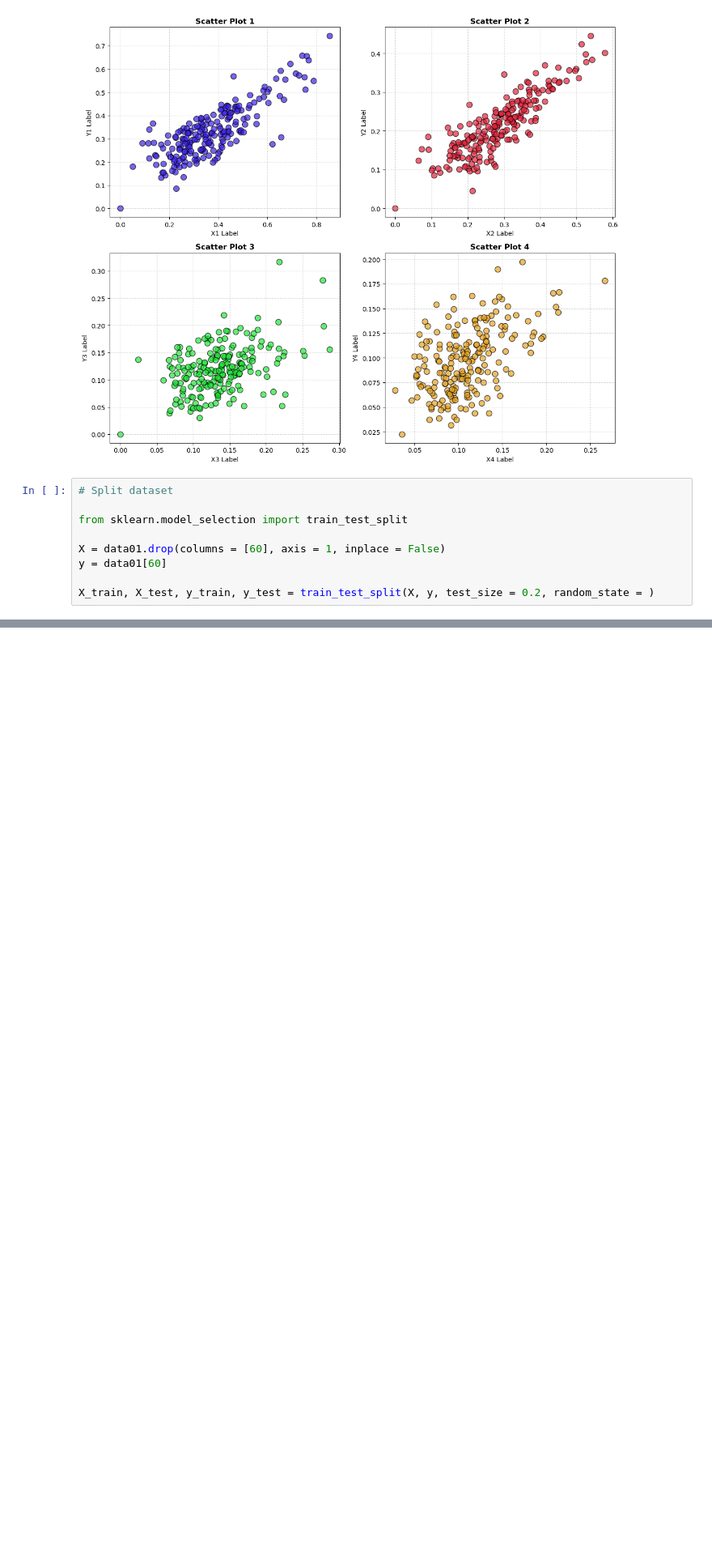
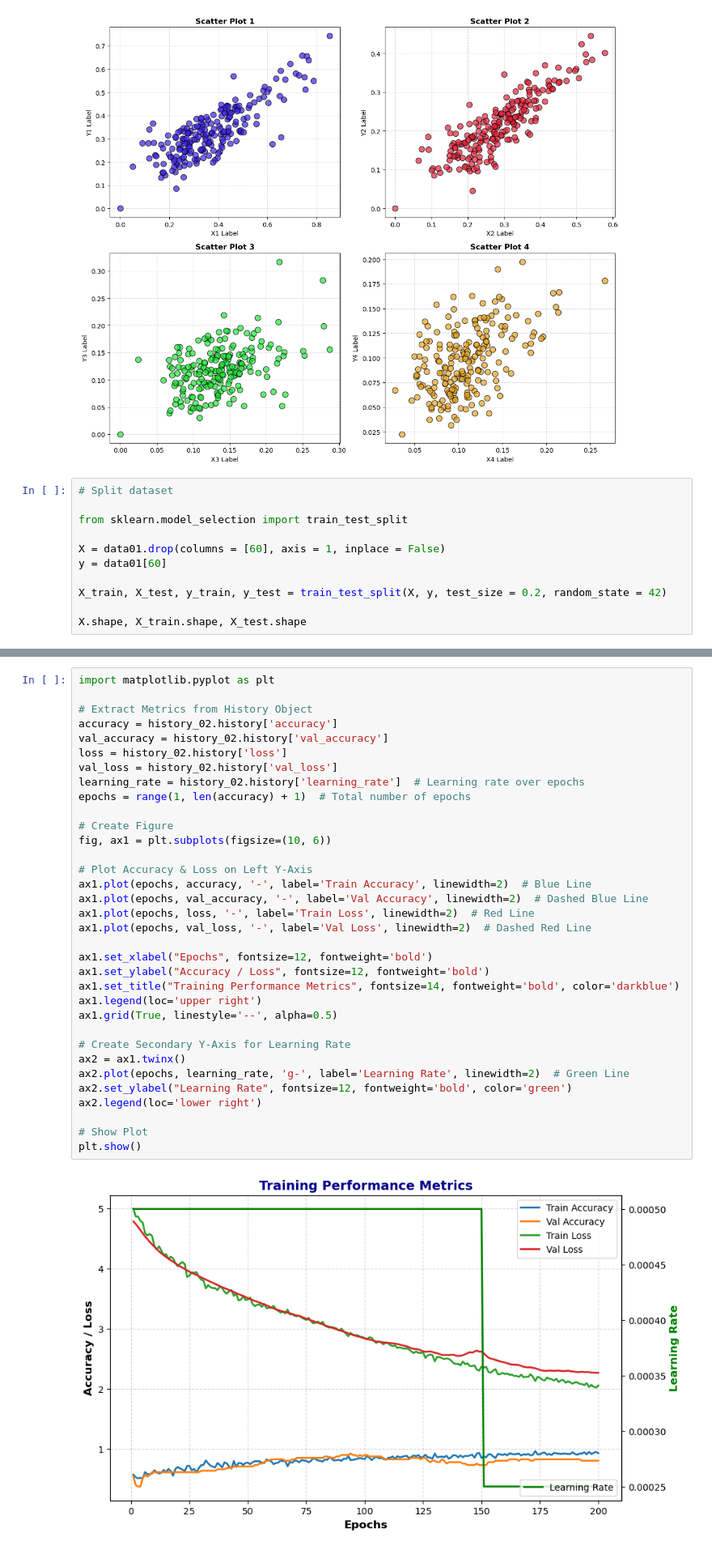
Before and after one commit to Malinda1/Rock_and_mine_prediction_through_neural_network, a Jupyter notebook: Rock_and_Mine_prediction.ipynb, the cells around one changed output, grey strips where cells are left out. Shown at 81% size. Saved outputs shown, nothing was run; the diff lists cells and outputs as text; blank space fills up the shorter version.

```diff
--- a/Rock_and_Mine_prediction.ipynb
+++ b/Rock_and_Mine_prediction.ipynb
@@ -755,5 +755,7 @@ from sklearn.model_selection import train_test_split
 X = data01.drop(columns = [60], axis = 1, inplace = False)
 y = data01[60]
 
-X_train, X_test, y_train, y_test = train_test_split(X, y, test_size = 0.2, random_state = )
+X_train, X_test, y_train, y_test = train_test_split(X, y, test_size = 0.2, random_state = 42)
+
+X.shape, X_train.shape, X_test.shape
 # %% [output]
@@ -776,0 +871,36 @@ X_train, X_test, y_train, y_test = train_test_split(X, y, test_size = 0.2, rando
+# %%
+import matplotlib.pyplot as plt
+
+# Extract Metrics from History Object
+accuracy = history_02.history['accuracy']
+val_accuracy = history_02.history['val_accuracy']
+loss = history_02.history['loss']
+val_loss = history_02.history['val_loss']
+learning_rate = history_02.history['learning_rate']  # Learning rate over epochs
+epochs = range(1, len(accuracy) + 1)  # Total number of epochs
+
+# Create Figure
+fig, ax1 = plt.subplots(figsize=(10, 6))
+
+# Plot Accuracy & Loss on Left Y-Axis
+ax1.plot(epochs, accuracy, '-', label='Train Accuracy', linewidth=2)  # Blue Line
+ax1.plot(epochs, val_accuracy, '-', label='Val Accuracy', linewidth=2)  # Dashed Blue Line
+ax1.plot(epochs, loss, '-', label='Train Loss', linewidth=2)  # Red Line
+ax1.plot(epochs, val_loss, '-', label='Val Loss', linewidth=2)  # Dashed Red Line
+
+ax1.set_xlabel("Epochs", fontsize=12, fontweight='bold')
+ax1.set_ylabel("Accuracy / Loss", fontsize=12, fontweight='bold')
+ax1.set_title("Training Performance Metrics", fontsize=14, fontweight='bold', color='darkblue')
+ax1.legend(loc='upper right')
+ax1.grid(True, linestyle='--', alpha=0.5)
+
+# Create Secondary Y-Axis for Learning Rate
+ax2 = ax1.twinx()
+ax2.plot(epochs, learning_rate, 'g-', label='Learning Rate', linewidth=2)  # Green Line
+ax2.set_ylabel("Learning Rate", fontsize=12, fontweight='bold', color='green')
+ax2.legend(loc='lower right')
+
+# Show Plot
+plt.show()
+# %% [output]
+[figure, added]
```
Also changed, not shown: parts of 4 cells of this notebook.
